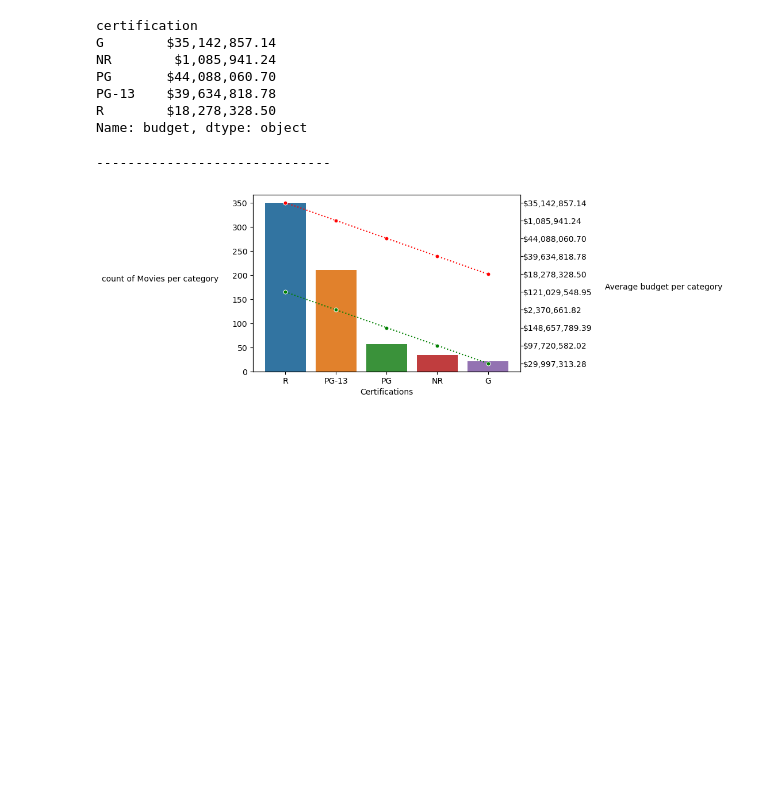
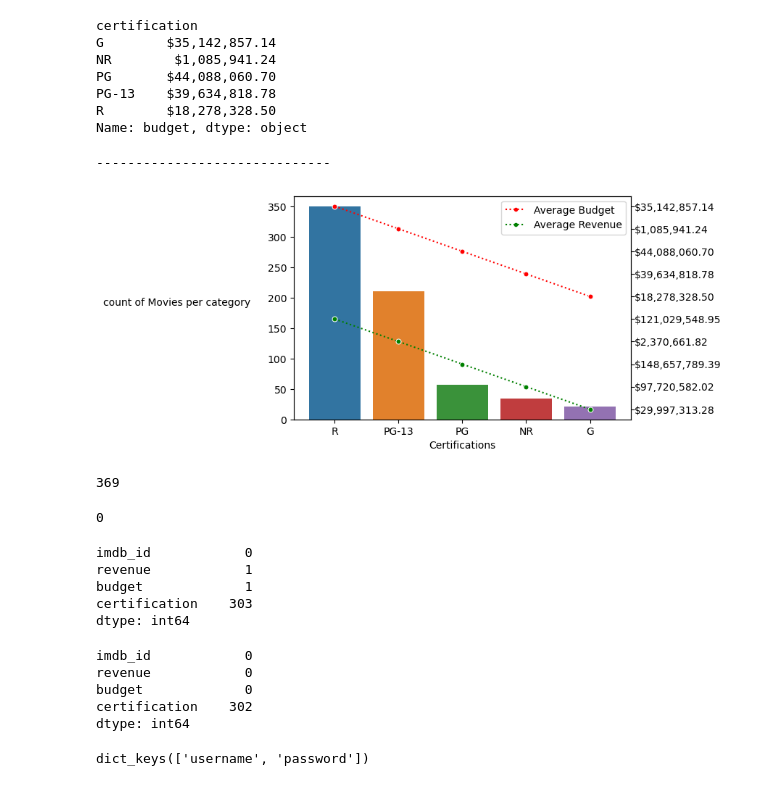
Before and after one commit to Ahmed-Wassel-Angar/movies_project, a Jupyter notebook: Tmdb_EDA.ipynb, the cells around one changed output. Drawn from its saved outputs; the diff is of its cells as text; code cells hidden in the pictures; blank space fills up the shorter version.

```diff
--- a/Tmdb_EDA.ipynb
+++ b/Tmdb_EDA.ipynb
@@ -136,16 +157,20 @@ PG-13    $39,634,818.78
 R        $18,278,328.50
 Name: budget, dtype: object
 # %%
+from matplotlib.lines import Line2D
 fig, axes = plt.subplots(figsize=(6,4))
 sns.countplot(data=df_with_fin,x='certification',ax=axes,order=df_with_fin['certification'].value_counts().index)
 axes.set_xlabel("Certifications")
 axes.set_ylabel("count of Movies per category",rotation=360,labelpad=90)
 axes2 = plt.twinx()
-sns.lineplot(data=budget_per_certif,c='r',ls='dotted',marker='.',markersize=10, ax=axes2)
-axes2.set_ylabel("Average budget per category",rotation=360,labelpad=90)
+l1=sns.lineplot(data=budget_per_certif,c='r',ls='dotted',marker='.',markersize=10,ax=axes2)
 axes2.tick_params(pad=0)
-sns.lineplot(data=revenue_per_certif,color='green',ls='dotted',marker='.',markersize=10, ax=axes2)
+l2=sns.lineplot(data=revenue_per_certif,color='green',ls='dotted',marker='.',markersize=10, ax=axes2)
+axes2.set_ylabel("")
+legend_elements = [Line2D([0], [0], marker='.',color='r',ls='dotted', label='Average Budget'),
+                   Line2D([0], [0], marker='.', color='g',ls='dotted', label='Average Revenue')]
+axes.legend(handles = legend_elements,loc="upper right")
 print('-'*30)
 # %% [output]
 ------------------------------
-[figure, old version]
+[figure, new version]
@@ -151,0 +179,34 @@ print('-'*30)
+# %%
+tmdb_data.duplicated().sum()
+# %% [output]
+369
+# %%
+tmdb_data = tmdb_data.drop_duplicates(subset=['imdb_id'])
+tmdb_data.duplicated().sum()
+# %% [output]
+0
+# %%
+tmdb_data.isna().sum()
+# %% [output]
+imdb_id            0
+revenue            1
+budget             1
+certification    303
+dtype: int64
+# %%
+tmdb_data = tmdb_data.dropna(subset=['budget','revenue'])
+tmdb_data.isna().sum()
+# %% [output]
+imdb_id            0
+revenue            0
+budget             0
+certification    302
+dtype: int64
+# %%
+import json
+# get my musql creds from .secret/mysql.json
+with open('/Users/HP/.secret/mysql.json') as f:
+    login = json.load(f)
+login.keys()
+# %% [output]
+dict_keys(['username', 'password'])
```
Also changed, not shown: parts of 24 cells of this notebook.
